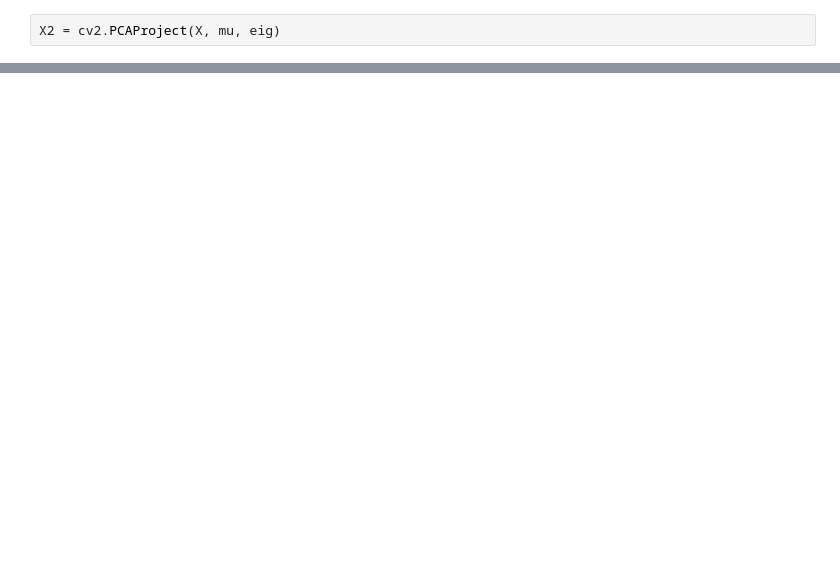
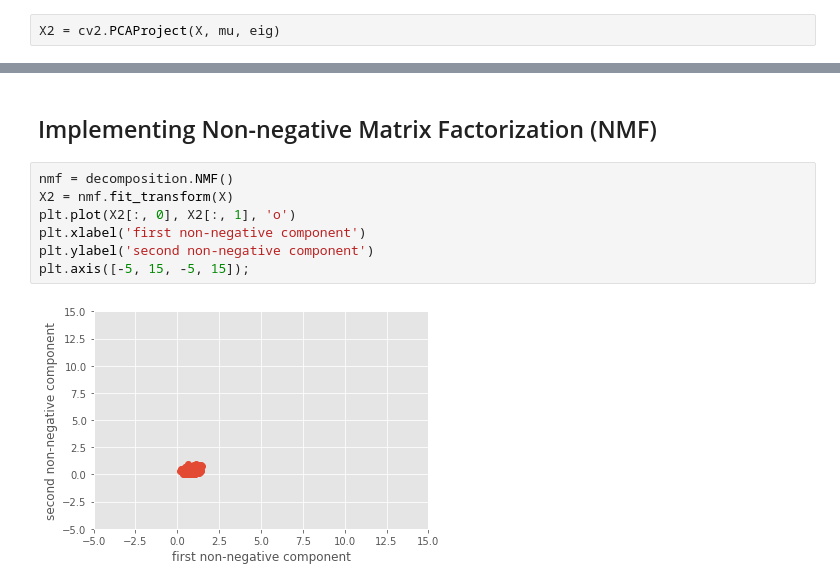
Before and after one commit to chriskwkim/python-data-science, a Jupyter notebook: OpenCV/07 Dimensionality reduction.ipynb, the cells around one changed output, grey strips where cells are left out. Drawn from its saved outputs; the diff is of its cells as text; blank space fills up the shorter version.

```diff
--- a/OpenCV/07 Dimensionality reduction.ipynb
+++ b/OpenCV/07 Dimensionality reduction.ipynb
@@ -107,0 +122,11 @@ plt.axis([-20, 20, -10, 10])
+# %% [markdown]
+## Implementing Non-negative Matrix Factorization (NMF)
+# %%
+nmf = decomposition.NMF()
+X2 = nmf.fit_transform(X)
+plt.plot(X2[:, 0], X2[:, 1], 'o')
+plt.xlabel('first non-negative component')
+plt.ylabel('second non-negative component')
+plt.axis([-5, 15, -5, 15]);
+# %% [output]
+[figure, added]
```
Also changed, not shown: parts of 12 cells of this notebook, 4 other files.
